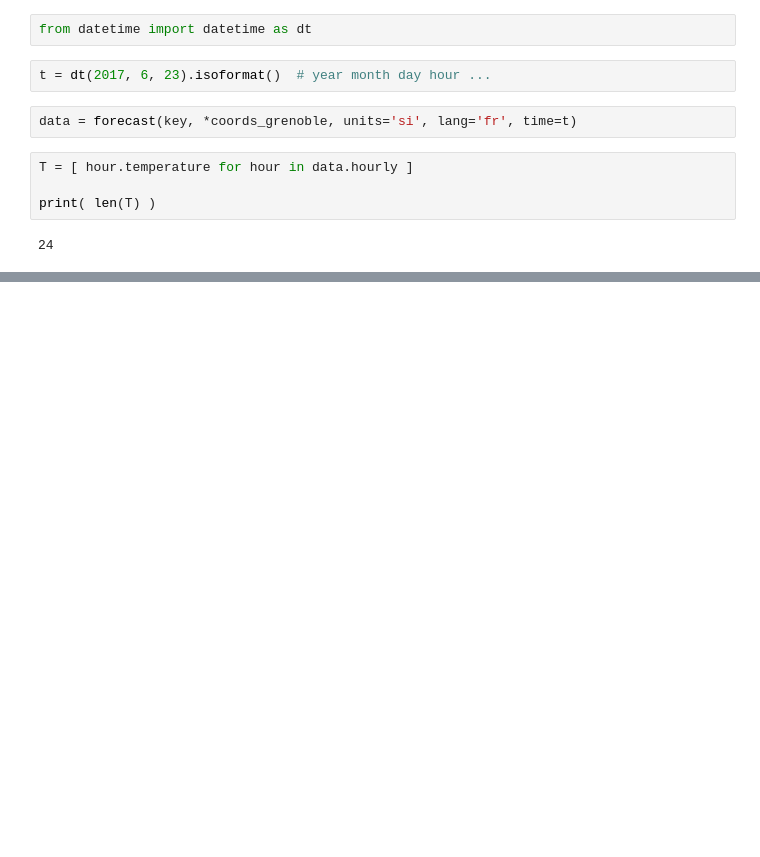
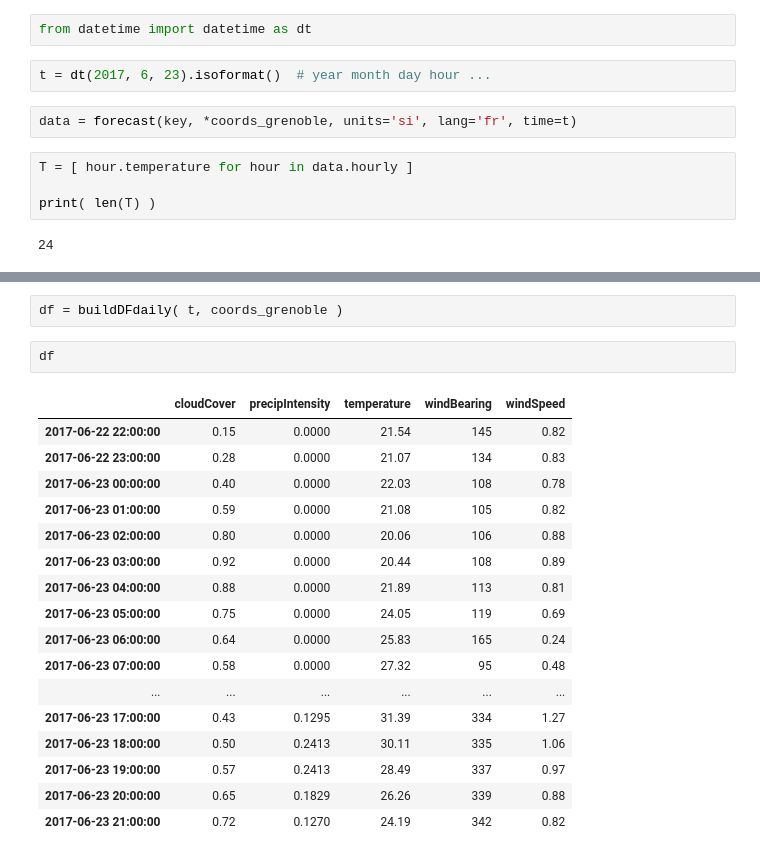
Before and after one commit to xdze2/thermique_appart, a Jupyter notebook: get_weather_data.ipynb, the cells around one changed output, grey strips where cells are left out. Drawn from its saved outputs; the diff is of its cells as text; blank space fills up the shorter version.

```diff
--- a/get_weather_data.ipynb
+++ b/get_weather_data.ipynb
@@ -76,0 +138,22 @@ plt.plot( cloudCover );
+# %%
+df = buildDFdaily( t, coords_grenoble )
+# %%
+df
+# %% [output]
+|  | cloudCover | precipIntensity | temperature | windBearing | windSpeed |
+| 2017-06-22 22:00:00 | 0.15 | 0.0000 | 21.54 | 145 | 0.82 |
+| 2017-06-22 23:00:00 | 0.28 | 0.0000 | 21.07 | 134 | 0.83 |
+| 2017-06-23 00:00:00 | 0.40 | 0.0000 | 22.03 | 108 | 0.78 |
+| 2017-06-23 01:00:00 | 0.59 | 0.0000 | 21.08 | 105 | 0.82 |
+| 2017-06-23 02:00:00 | 0.80 | 0.0000 | 20.06 | 106 | 0.88 |
+| 2017-06-23 03:00:00 | 0.92 | 0.0000 | 20.44 | 108 | 0.89 |
+| 2017-06-23 04:00:00 | 0.88 | 0.0000 | 21.89 | 113 | 0.81 |
+| 2017-06-23 05:00:00 | 0.75 | 0.0000 | 24.05 | 119 | 0.69 |
+| 2017-06-23 06:00:00 | 0.64 | 0.0000 | 25.83 | 165 | 0.24 |
+| 2017-06-23 07:00:00 | 0.58 | 0.0000 | 27.32 | 95 | 0.48 |
+| ... | ... | ... | ... | ... | ... |
+| 2017-06-23 17:00:00 | 0.43 | 0.1295 | 31.39 | 334 | 1.27 |
+| 2017-06-23 18:00:00 | 0.50 | 0.2413 | 30.11 | 335 | 1.06 |
+| 2017-06-23 19:00:00 | 0.57 | 0.2413 | 28.49 | 337 | 0.97 |
+| 2017-06-23 20:00:00 | 0.65 | 0.1829 | 26.26 | 339 | 0.88 |
+| 2017-06-23 21:00:00 | 0.72 | 0.1270 | 24.19 | 342 | 0.82 |
```
Also changed, not shown: parts of 13 cells of this notebook, 4 other files.
